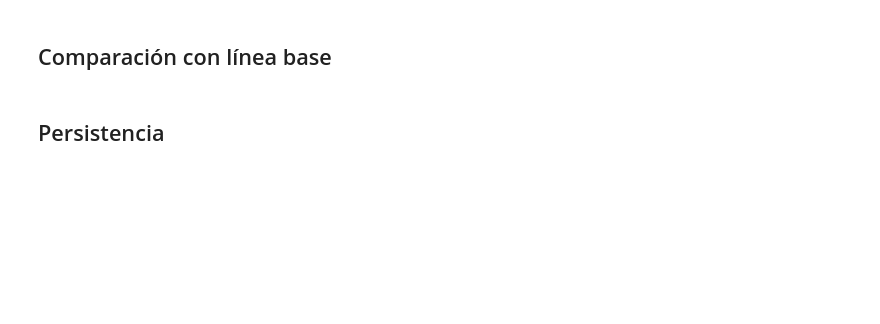
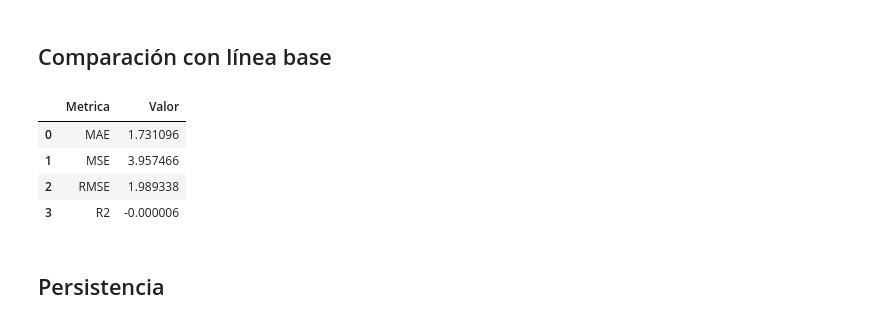
Before and after one commit to wallsified/proyecto-final-aymdd, a Jupyter notebook: src/model/modelo.ipynb, the cells around one changed output. Saved outputs shown, nothing was run; the diff lists cells and outputs as text; code cells hidden in the pictures; blank space fills up the shorter version.

```diff
--- a/src/model/modelo.ipynb
+++ b/src/model/modelo.ipynb
@@ -43,17 +56,23 @@ grafica_residuales(y_test, y_pred)
 # %%
 from sklearn.dummy import DummyRegressor
 from sklearn.pipeline import Pipeline
 
 baseline = Pipeline([
-    ("preprocessor", preprocessor)
+    ("preprocessor", preprocessor),
     ("model", DummyRegressor(strategy="mean"))
 ])
 
 baseline.fit(X_train, y_train)
 
 baseline_metricas, _ = evaluar_modelo(baseline, X_test, y_test)
 
 display(baseline_metricas)
+# %% [output]
+|  | Metrica | Valor |
+| 0 | MAE | 1.731096 |
+| 1 | MSE | 3.957466 |
+| 2 | RMSE | 1.989338 |
+| 3 | R2 | -0.000006 |
 # %% [markdown]
 ## Persistencia
 # %%
```
Also changed, not shown: parts of 4 cells of this notebook.
